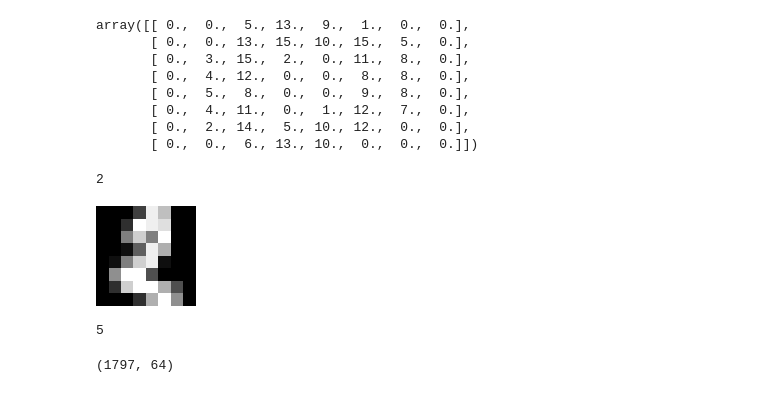
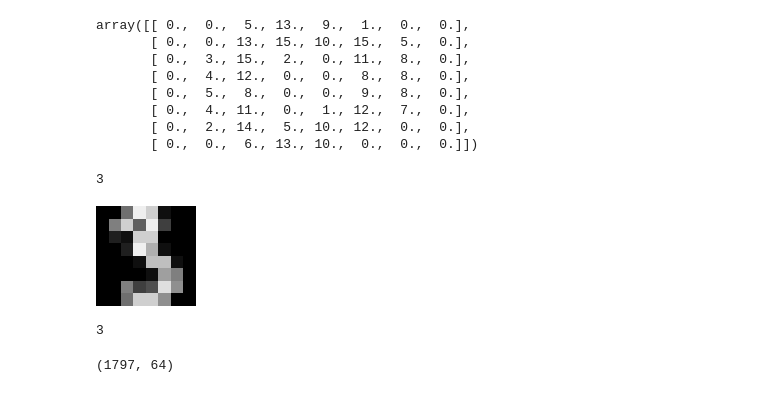
Before and after one commit to daniel-falk/ai-ml-principles-exercises, a Jupyter notebook: ML-training/cv-crash-course/Digit_classification_sklearn1.ipynb, the cells around one changed output. Cells and saved outputs as stored; diff of their text form; code cells hidden in the pictures.

```diff
--- a/ML-training/cv-crash-course/Digit_classification_sklearn1.ipynb
+++ b/ML-training/cv-crash-course/Digit_classification_sklearn1.ipynb
@@ -25,16 +25,16 @@ array([[ 0.,  0.,  5., 13.,  9.,  1.,  0.,  0.],
 import numpy as np
 from PIL import Image
 # %%
-i = 2
+i = 3
 print(data.target[i])
 Image.fromarray((data.images[i] /16 * 255).astype(np.uint8), "L").resize((100, 100), resample= Image.NEAREST)
 # %% [output]
-2
+3
-[figure, old version]
+[figure, new version]
 # %%
-data.target[5]
+data.target[3]
 # %% [output]
-5
+3
 # %%
 data.images.reshape((len(data.images), -1)).shape
 # %% [output]
```
Also changed, not shown: parts of 16 cells of this notebook.
